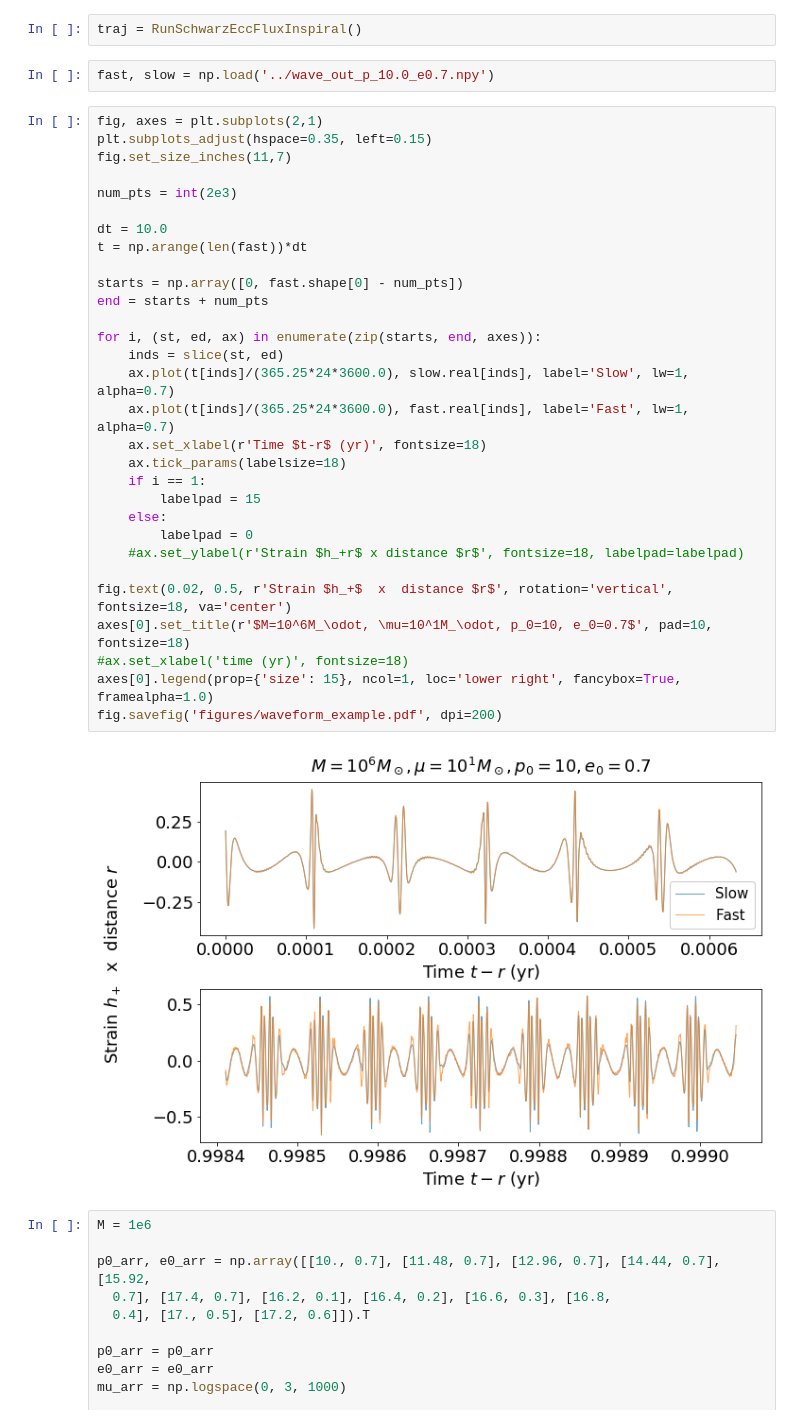
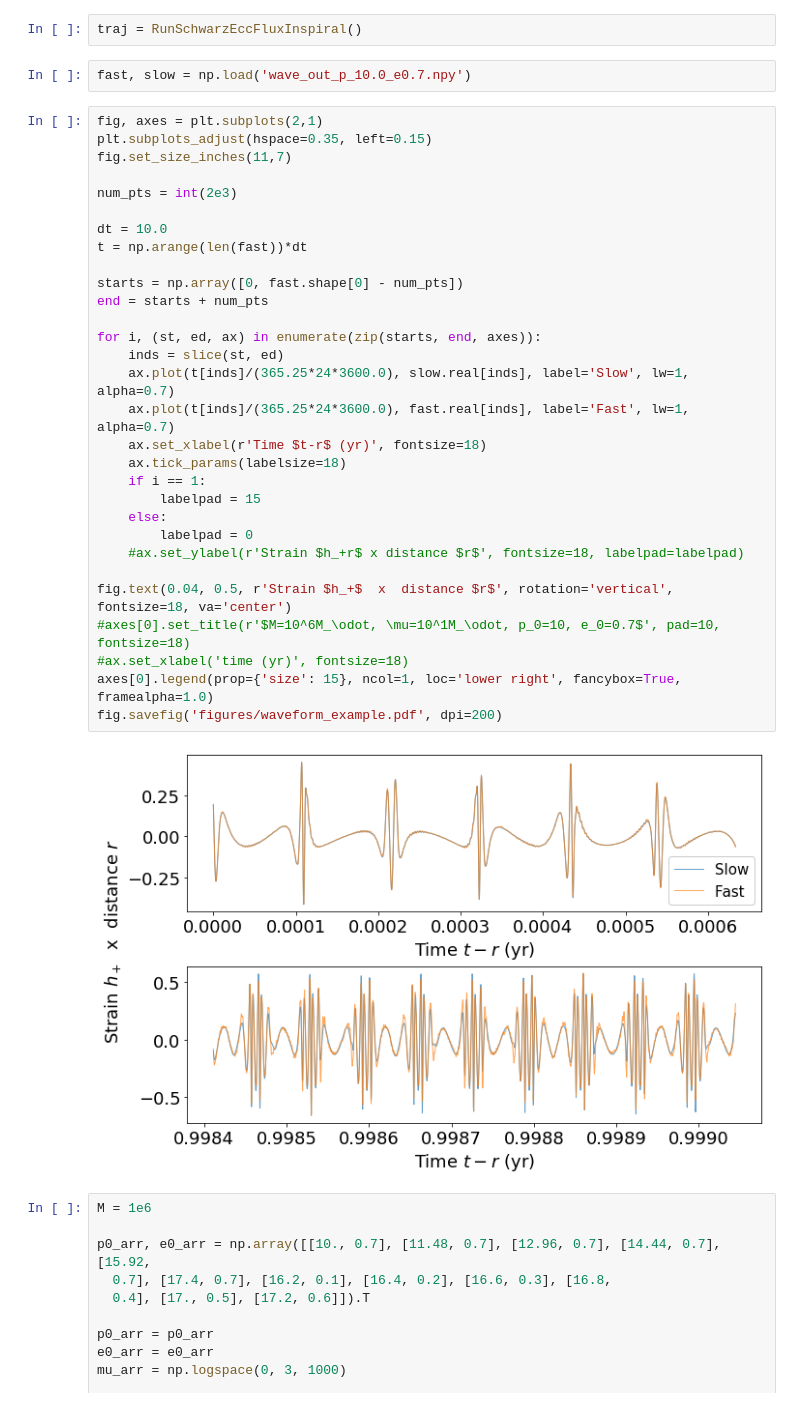
Before and after one commit to BlackHolePerturbationToolkit/FastEMRIWaveforms, a Jupyter notebook: examples/paper_plots.ipynb, the cells around one changed output. Saved outputs shown, nothing was run; the diff lists cells and outputs as text.

```diff
--- a/examples/paper_plots.ipynb
+++ b/examples/paper_plots.ipynb
@@ -17,39 +17,39 @@ from few.utils.overlap import get_overlap, get_mismatch
 # %%
 traj = RunSchwarzEccFluxInspiral()
 # %%
-fast, slow = np.load('../wave_out_p_10.0_e0.7.npy')
+fast, slow = np.load('wave_out_p_10.0_e0.7.npy')
 # %%
 fig, axes = plt.subplots(2,1)
 plt.subplots_adjust(hspace=0.35, left=0.15)
 fig.set_size_inches(11,7)
 
 num_pts = int(2e3)
 
 dt = 10.0
 t = np.arange(len(fast))*dt
 
 starts = np.array([0, fast.shape[0] - num_pts])
 end = starts + num_pts
 
 for i, (st, ed, ax) in enumerate(zip(starts, end, axes)):
     inds = slice(st, ed)
     ax.plot(t[inds]/(365.25*24*3600.0), slow.real[inds], label='Slow', lw=1, alpha=0.7)
     ax.plot(t[inds]/(365.25*24*3600.0), fast.real[inds], label='Fast', lw=1, alpha=0.7)
     ax.set_xlabel(r'Time $t-r$ (yr)', fontsize=18)
     ax.tick_params(labelsize=18)
     if i == 1:
         labelpad = 15
     else:
         labelpad = 0
     #ax.set_ylabel(r'Strain $h_+r$ x distance $r$', fontsize=18, labelpad=labelpad)
 
-fig.text(0.02, 0.5, r'Strain $h_+$  x  distance $r$', rotation='vertical', fontsize=18, va='center')
-axes[0].set_title(r'$M=10^6M_\odot, \mu=10^1M_\odot, p_0=10, e_0=0.7$', pad=10, fontsize=18)
+fig.text(0.04, 0.5, r'Strain $h_+$  x  distance $r$', rotation='vertical', fontsize=18, va='center')
+#axes[0].set_title(r'$M=10^6M_\odot, \mu=10^1M_\odot, p_0=10, e_0=0.7$', pad=10, fontsize=18)
 #ax.set_xlabel('time (yr)', fontsize=18)
 axes[0].legend(prop={'size': 15}, ncol=1, loc='lower right', fancybox=True, framealpha=1.0)
 fig.savefig('figures/waveform_example.pdf', dpi=200)
 # %% [output]
-[figure, old version]
+[figure, new version]
 # %%
 M = 1e6
 
```
Also changed, not shown: parts of 7 cells of this notebook, 5 other files.
